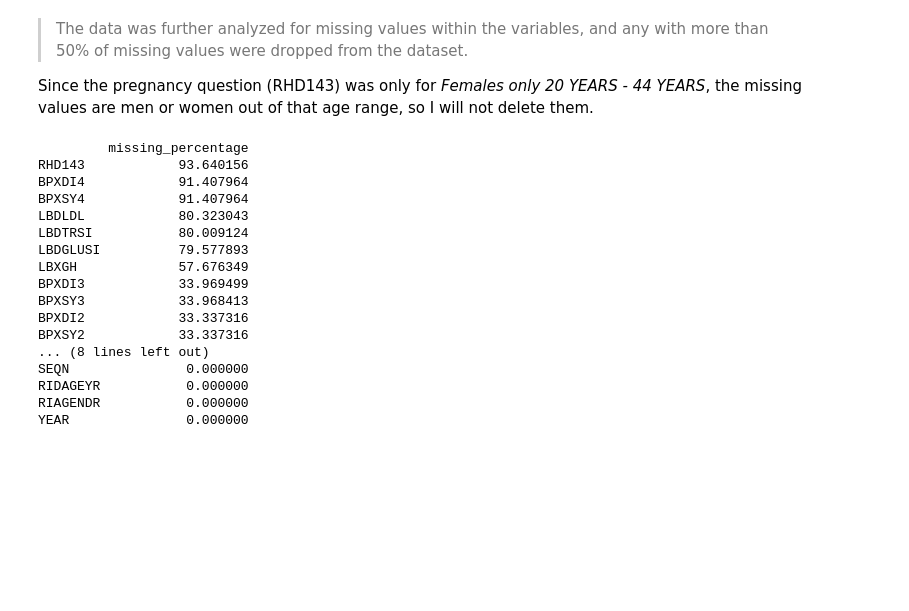
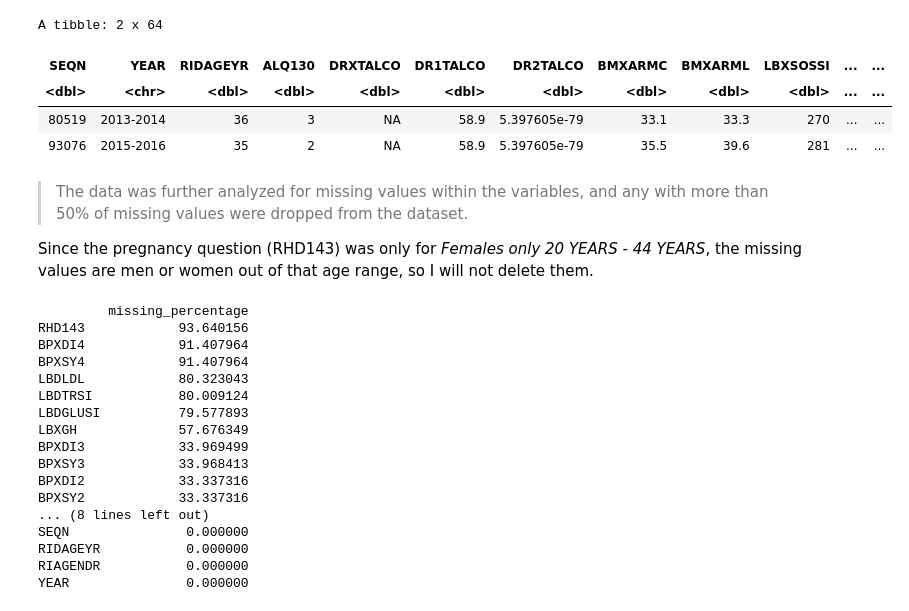
Before and after one commit to pipegalera/ml_diabetes, a Jupyter notebook: Dinh et al. (2019)/R_replicate_Dinh.ipynb, the cells around one changed output. Saved outputs shown, nothing was run; the diff lists cells and outputs as text; code cells hidden in the pictures; blank space fills up the shorter version.

```diff
--- a/Dinh et al. (2019)/R_replicate_Dinh.ipynb
+++ b/Dinh et al. (2019)/R_replicate_Dinh.ipynb
@@ -141,0 +185,2 @@ The first step is filter the data:
+# %%
+df$test <- ifelse(is.na(df$DRXTALCO), (df$DR1TALCO + df$DR1TALCO)/2, df$DRXTALCO)
@@ -142,3 +207,12 @@ The first step is filter the data:
+# %%
+df |>
+filter(DR1TALCO == 58.9)
+# %% [output]
+A tibble: 2 x 64
+| SEQN | YEAR | RIDAGEYR | ALQ130 | DRXTALCO | DR1TALCO | DR2TALCO | BMXARMC | BMXARML | LBXSOSSI | ... | ... |
+| <dbl> | <chr> | <dbl> | <dbl> | <dbl> | <dbl> | <dbl> | <dbl> | <dbl> | <dbl> | ... | ... |
+| 80519 | 2013-2014 | 36 | 3 | NA | 58.9 | 5.397605e-79 | 33.1 | 33.3 | 270 | ... | ... |
+| 93076 | 2015-2016 | 35 | 2 | NA | 58.9 | 5.397605e-79 | 35.5 | 39.6 | 281 | ... | ... |
 # %%
 df$SEQN <- as.integer(df$SEQN)
 df$RIDAGEYR <- as.integer(df$RIDAGEYR)
```
Also changed, not shown: parts of 11 cells of this notebook, 4 other files.
